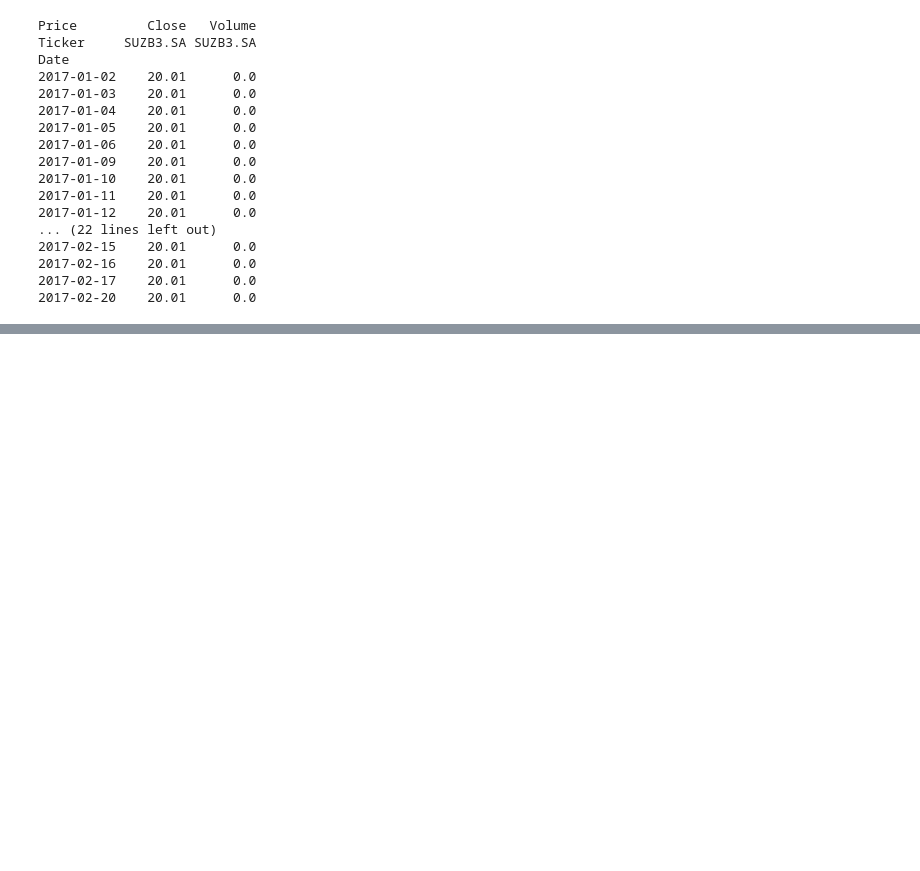
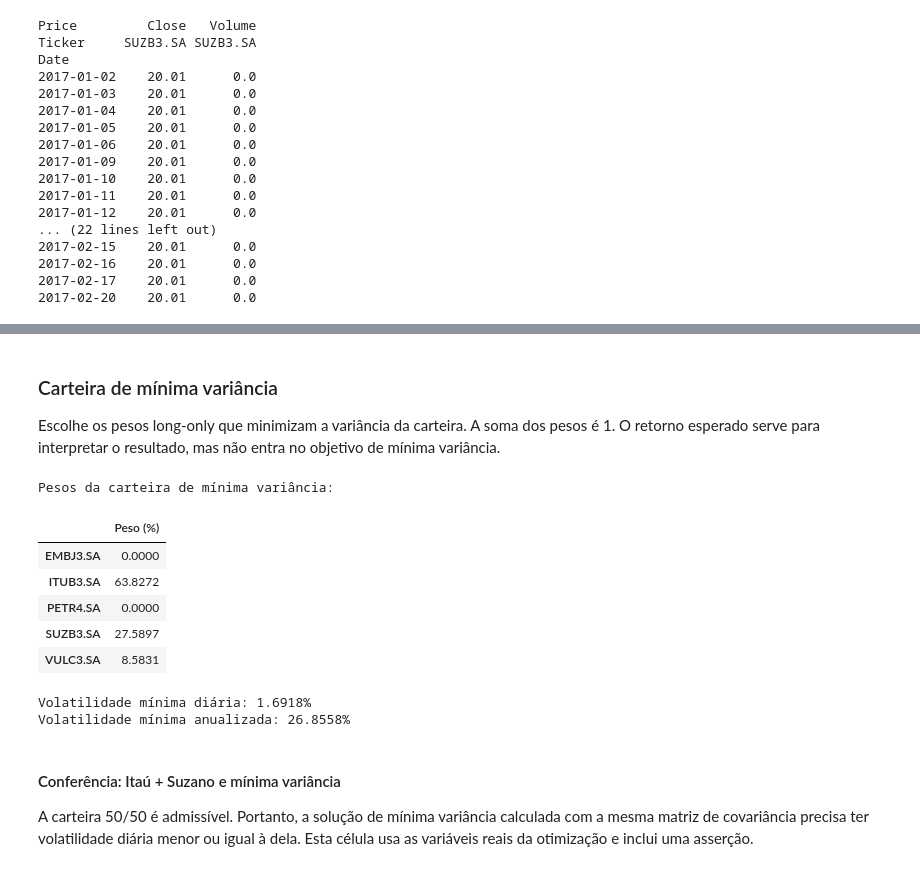
Before and after one commit to MatheusBorgesBS/Projeto-financeiro-elias, a Jupyter notebook: test.ipynb, the cells around one changed output, grey strips where cells are left out. Drawn from its saved outputs; the diff is of its cells as text; code cells hidden in the pictures; blank space fills up the shorter version.

```diff
--- a/test.ipynb
+++ b/test.ipynb
@@ -938,0 +719,50 @@ VULC3.SA  0.466719  0.539847  0.448981  0.080825  1.000000
+# %% [markdown]
+### Carteira de mínima variância
+
+Escolhe os pesos long-only que minimizam a variância da carteira. A soma dos pesos é 1. O retorno esperado serve para interpretar o resultado, mas não entra no objetivo de mínima variância.
+# %%
+# Carteira de mínima variância — problema convexo com pesos long-only.
+# Usa média e covariância calculadas acima; o retorno esperado não entra no objetivo.
+retornos_anuais_ativos = retorno_medio_diario * 252
+covariancia_anual = matriz_covariancia_diaria * 252
+n_ativos = len(ativos)
+pesos_iguais = np.repeat(1 / n_ativos, n_ativos)
+limites_pesos = [(0.0, 1.0)] * n_ativos
+restricao_soma = {"type": "eq", "fun": lambda pesos: np.sum(pesos) - 1}
+
+def volatilidade_anualizada(pesos):
+    return float(np.sqrt(pesos @ covariancia_anual.to_numpy() @ pesos))
+
+def validar_pesos(pesos, nome):
+    if not np.isclose(np.sum(pesos), 1.0, atol=1e-7):
+        raise ValueError(f"{nome}: pesos não somam 1.")
+    if np.any(np.asarray(pesos) < -1e-8) or np.any(np.asarray(pesos) > 1 + 1e-8):
+        raise ValueError(f"{nome}: peso fora de [0, 1].")
+
+resultado_min_variancia = minimize(
+    lambda w: w @ covariancia_anual.to_numpy() @ w,
+    pesos_iguais, method="SLSQP", bounds=limites_pesos,
+    constraints=[restricao_soma], options={"maxiter": 2000, "ftol": 1e-12},
+)
+if not resultado_min_variancia.success:
+    raise RuntimeError(f"Mínima variância falhou: {resultado_min_variancia.message}")
+pesos_min_variancia = resultado_min_variancia.x
+validar_pesos(pesos_min_variancia, "Mínima variância")
+print("Pesos da carteira de mínima variância:")
+display(pd.DataFrame({"Peso (%)": 100 * pesos_min_variancia}, index=ativos).round(4))
+print(f"Volatilidade mínima diária: {np.sqrt(pesos_min_variancia @ matriz_covariancia_diaria.to_numpy() @ pesos_min_variancia):.4%}")
+print(f"Volatilidade mínima anualizada: {volatilidade_anualizada(pesos_min_variancia):.4%}")
+# %% [output]
+Pesos da carteira de mínima variância:
+|  | Peso (%) |
+| EMBJ3.SA | 0.0000 |
+| ITUB3.SA | 63.8272 |
+| PETR4.SA | 0.0000 |
+| SUZB3.SA | 27.5897 |
+| VULC3.SA | 8.5831 |
+Volatilidade mínima diária: 1.6918%
+Volatilidade mínima anualizada: 26.8558%
+# %% [markdown]
+#### Conferência: Itaú + Suzano e mínima variância
+
+A carteira 50/50 é admissível. Portanto, a solução de mínima variância calculada com a mesma matriz de covariância precisa ter volatilidade diária menor ou igual à dela. Esta célula usa as variáveis reais da otimização e inclui uma asserção.
```
Also changed, not shown: parts of 32 cells of this notebook.
